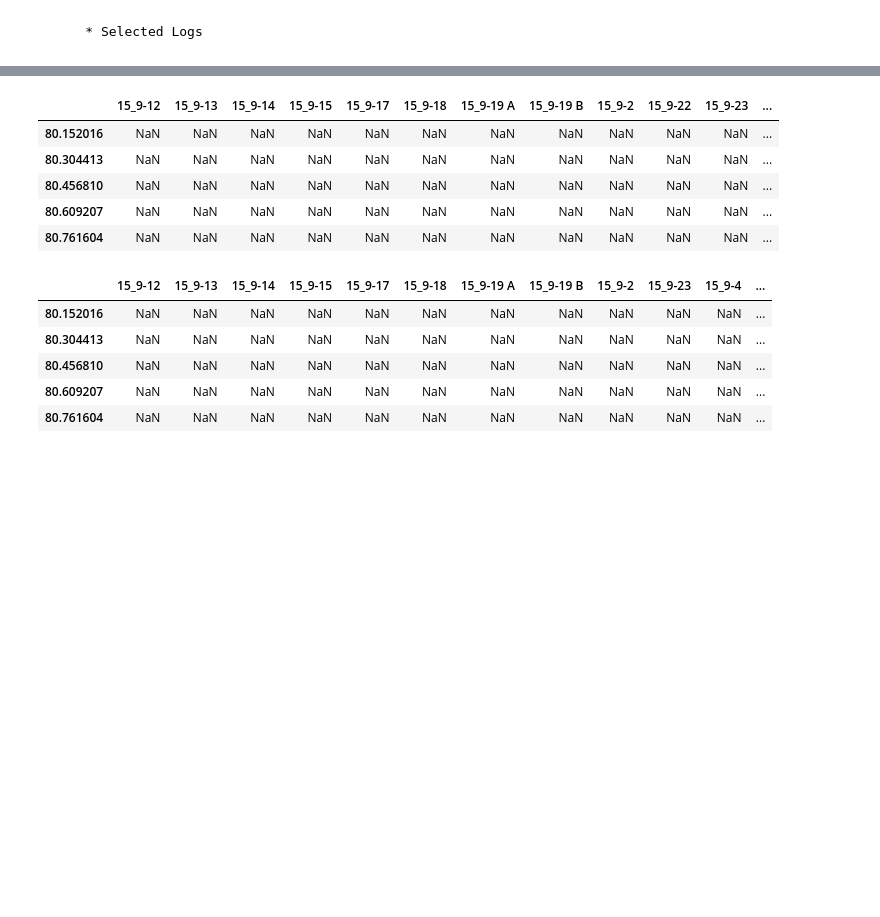
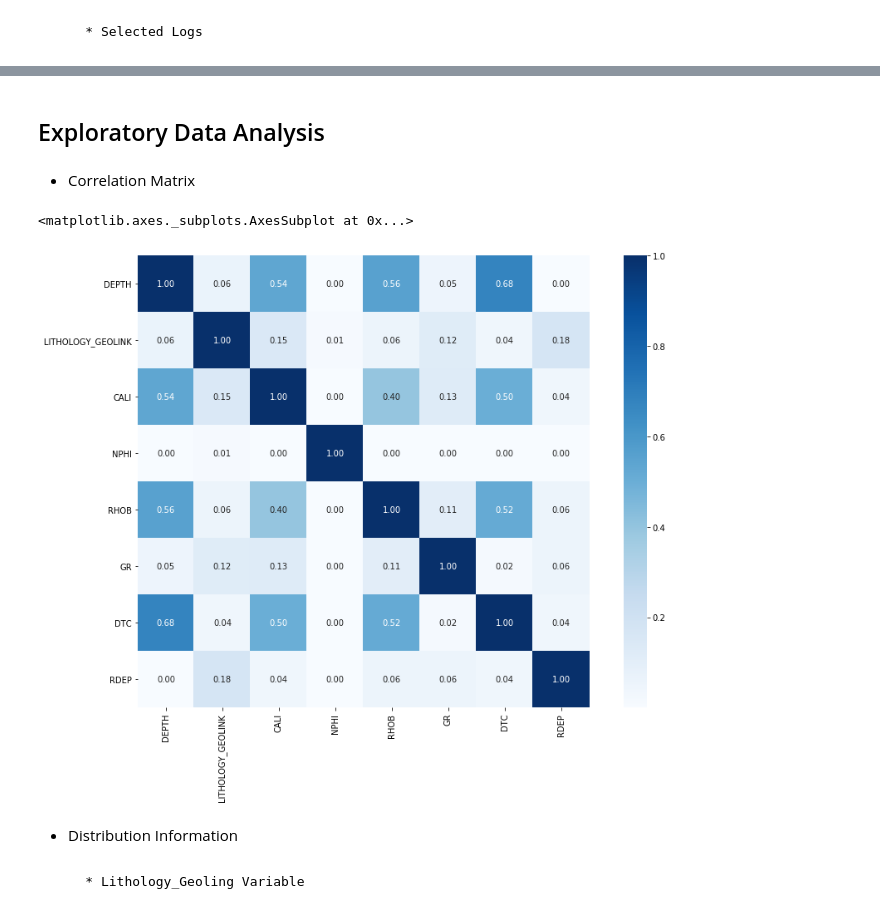
Before and after one commit to rmozart/North-Sea-Electrofacies-Clustering, a Jupyter notebook: Scripts/main.ipynb, the cells around one changed output, grey strips where cells are left out. Saved outputs shown, nothing was run; the diff lists cells and outputs as text; code cells hidden in the pictures; blank space fills up the shorter version.

```diff
--- a/Scripts/main.ipynb
+++ b/Scripts/main.ipynb
@@ -136,4 +151,8 @@ for id in tqdm_notebook(list(npd_wells.keys()), desc='Converting to dataframe'):
+# %%
+for id in tqdm_notebook(list(npd_wells_df.keys()), desc='Adding Depth Column'):
+
+    npd_wells_df[id]['DEPTH'] = npd_wells_df[id].index
 # %% [markdown]
         * Selected Logs
 # %%
-logs_list = ['RHOB', 'DTC', 'GR', 'NPHI', 'RDEP', 'CALI']
+logs_list = ['DEPTH','LITHOLOGY_GEOLINK', 'CALI', 'NPHI', 'RHOB', 'GR', 'DTC', 'RDEP', 'WELL_NAME']
@@ -140 +161,3 @@ logs_list = ['RHOB', 'DTC', 'GR', 'NPHI', 'RDEP', 'CALI']
+# %%
+df_main = pd.DataFrame(columns= logs_list)
 # %% [markdown]
@@ -180,18 +165,29 @@ logs_dict['NPHI'].head() # no las file with this curve
-# %%
-logs_dict['RDEP'].head()
-# %% [output]
-|  | 15_9-12 | 15_9-13 | 15_9-14 | 15_9-15 | 15_9-17 | 15_9-18 | 15_9-19 A | 15_9-19 B | 15_9-2 | 15_9-22 | 15_9-23 | ... |
-| 80.152016 | NaN | NaN | NaN | NaN | NaN | NaN | NaN | NaN | NaN | NaN | NaN | ... |
-| 80.304413 | NaN | NaN | NaN | NaN | NaN | NaN | NaN | NaN | NaN | NaN | NaN | ... |
-| 80.456810 | NaN | NaN | NaN | NaN | NaN | NaN | NaN | NaN | NaN | NaN | NaN | ... |
-| 80.609207 | NaN | NaN | NaN | NaN | NaN | NaN | NaN | NaN | NaN | NaN | NaN | ... |
-| 80.761604 | NaN | NaN | NaN | NaN | NaN | NaN | NaN | NaN | NaN | NaN | NaN | ... |
-# %%
-logs_dict['CALI'].head()
-# %% [output]
-|  | 15_9-12 | 15_9-13 | 15_9-14 | 15_9-15 | 15_9-17 | 15_9-18 | 15_9-19 A | 15_9-19 B | 15_9-2 | 15_9-23 | 15_9-4 | ... |
-| 80.152016 | NaN | NaN | NaN | NaN | NaN | NaN | NaN | NaN | NaN | NaN | NaN | ... |
-| 80.304413 | NaN | NaN | NaN | NaN | NaN | NaN | NaN | NaN | NaN | NaN | NaN | ... |
-| 80.456810 | NaN | NaN | NaN | NaN | NaN | NaN | NaN | NaN | NaN | NaN | NaN | ... |
-| 80.609207 | NaN | NaN | NaN | NaN | NaN | NaN | NaN | NaN | NaN | NaN | NaN | ... |
-| 80.761604 | NaN | NaN | NaN | NaN | NaN | NaN | NaN | NaN | NaN | NaN | NaN | ... |
+# %%
+for id in tqdm_notebook(list(npd_wells_df.keys()), desc='Adding Depth Column'):
+
+    tmp = []
+
+    for i in range(len(logs_list)):
+
+        if logs_list[i] in npd_wells_df[id].columns:
+
+            tmp.append(logs_list[i])
+
+    df_main = df_main.append(npd_wells_df[id][tmp], ignore_index=True)
+# %% [markdown]
+## Exploratory Data Analysis
+# %% [markdown]
+* Correlation Matrix
+# %%
+corrmat_df = abs(df_main.corr()) # absolute correlation
+
+plt.figure(figsize=(15,10))
+
+sns.heatmap(corrmat_df, cbar=True, annot=True, square=True, fmt='.2f', annot_kws={'size': 10}, cmap='Blues')
+# %% [output]
+<matplotlib.axes._subplots.AxesSubplot at 0x...>
+[figure, added]
+# %% [markdown]
+* Distribution Information
+# %% [markdown]
+        * Lithology_Geoling Variable
```
Also changed, not shown: parts of 19 cells of this notebook.
